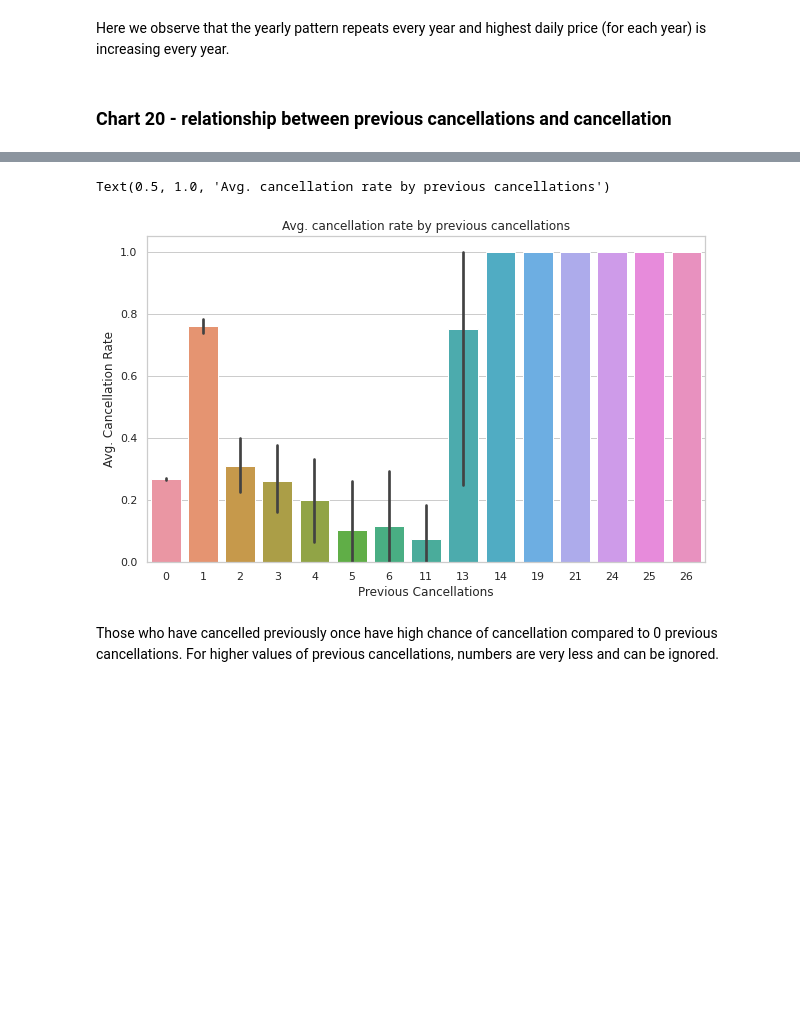
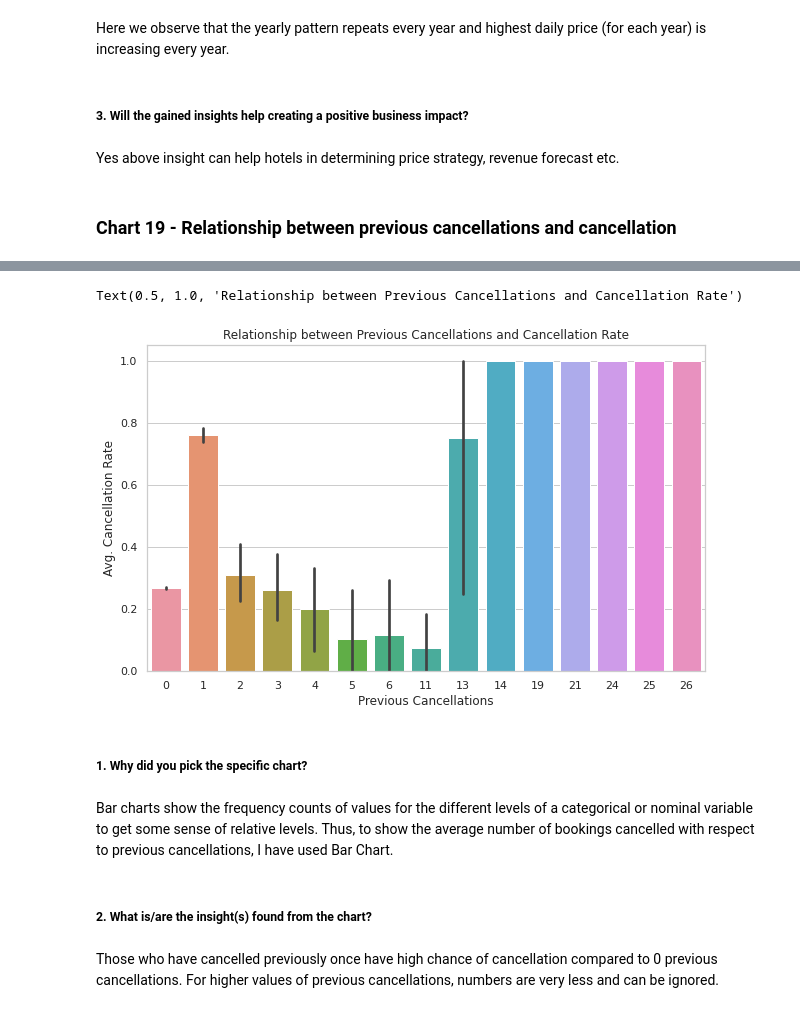
Before and after one commit to ayush9304/HotelBookingAnalysisEDA, a Jupyter notebook: EDA_Hotel_Booking_Analysis.ipynb, the cells around one changed output, grey strips where cells are left out. Drawn from its saved outputs; the diff is of its cells as text; code cells hidden in the pictures; blank space fills up the shorter version.

```diff
--- a/EDA_Hotel_Booking_Analysis.ipynb
+++ b/EDA_Hotel_Booking_Analysis.ipynb
@@ -1086,5 +1154,9 @@ Here we observe that the yearly pattern repeats every year and highest daily pri
+# %% [markdown]
+##### 3. Will the gained insights help creating a positive business impact?
+# %% [markdown]
+Yes above insight can help hotels in determining price strategy, revenue forecast etc.
 # %% [markdown]
-### Chart 20 - relationship between previous cancellations and cancellation
+### Chart 19 - Relationship between previous cancellations and cancellation
 # %%
 print(f"PC   Counts\n{'-'*12}")
 df['previous_cancellations'].value_counts()
@@ -1110,11 +1182,17 @@ Name: previous_cancellations, dtype: int64
 # %%
 plt.figure(figsize=(10,6))
 sns.barplot(x= 'previous_cancellations' ,y = "is_canceled", data = df)
 plt.xlabel("Previous Cancellations")
 plt.ylabel("Avg. Cancellation Rate")
-plt.title ('Avg. cancellation rate by previous cancellations')
+plt.title ('Relationship between Previous Cancellations and Cancellation Rate')
 # %% [output]
-Text(0.5, 1.0, 'Avg. cancellation rate by previous cancellations')
+Text(0.5, 1.0, 'Relationship between Previous Cancellations and Cancellation Rate')
-[figure, old version]
+[figure, new version]
+# %% [markdown]
+##### 1. Why did you pick the specific chart?
+# %% [markdown]
+Bar charts show the frequency counts of values for the different levels of a categorical or nominal variable to get some sense of relative levels. Thus, to show the average number of bookings cancelled with respect to previous cancellations, I have used Bar Chart.
+# %% [markdown]
+##### 2. What is/are the insight(s) found from the chart?
 # %% [markdown]
 Those who have cancelled previously once have high chance of cancellation compared to 0 previous cancellations. For higher values of previous cancellations, numbers are very less and can be ignored.
```
Also changed, not shown: parts of 46 cells of this notebook.
